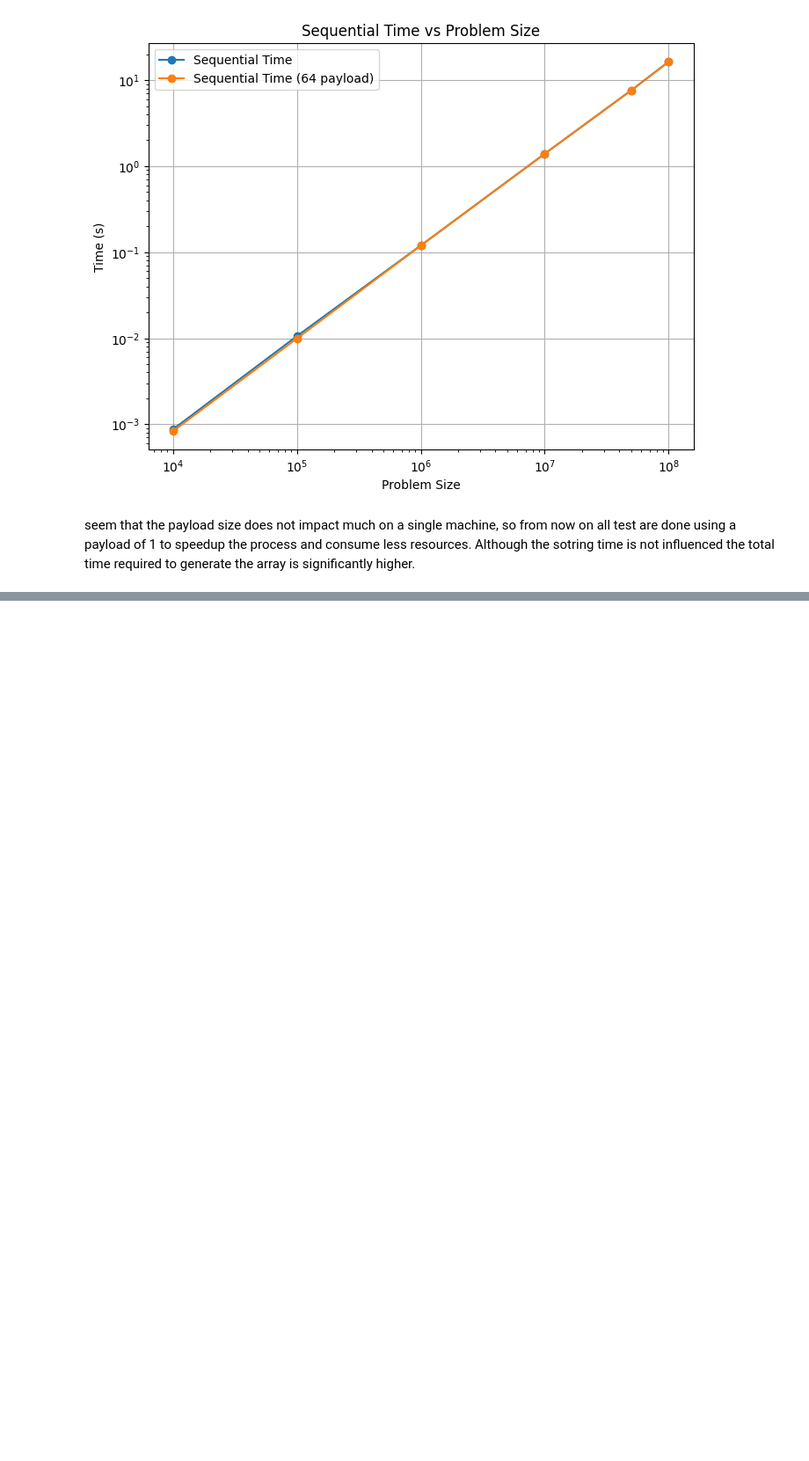
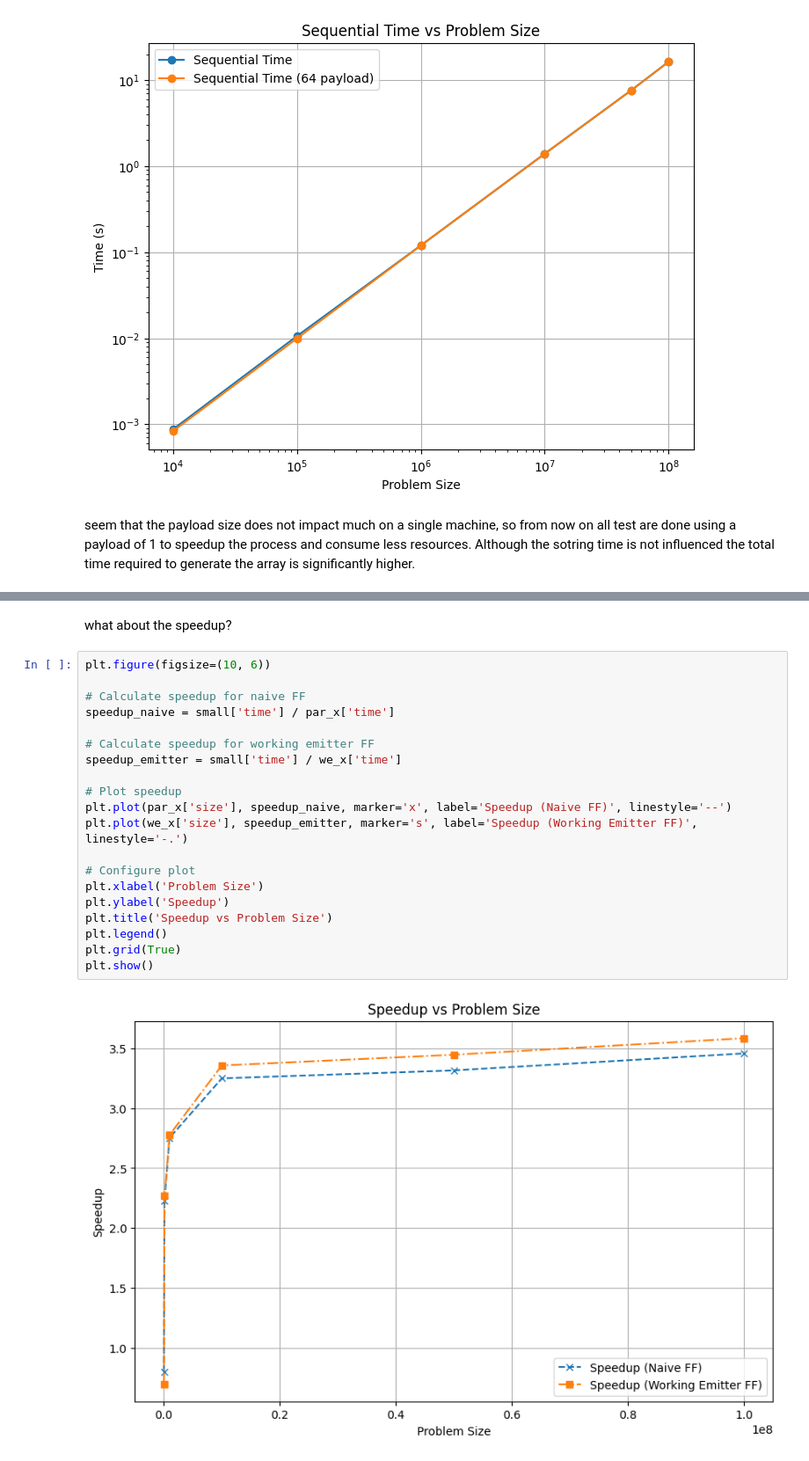
Before and after one commit to DavideB45/SPM, a Jupyter notebook: assignment4/analysis.ipynb, the cells around one changed output, grey strips where cells are left out. Shown at 88% size. Cells and saved outputs as stored; diff of their text form; blank space fills up the shorter version.

```diff
--- a/assignment4/analysis.ipynb
+++ b/assignment4/analysis.ipynb
@@ -84,0 +119,24 @@ plt.show()
+# %% [markdown]
+what about the speedup?
+# %%
+plt.figure(figsize=(10, 6))
+
+# Calculate speedup for naive FF
+speedup_naive = small['time'] / par_x['time']
+
+# Calculate speedup for working emitter FF
+speedup_emitter = small['time'] / we_x['time']
+
+# Plot speedup
+plt.plot(par_x['size'], speedup_naive, marker='x', label='Speedup (Naive FF)', linestyle='--')
+plt.plot(we_x['size'], speedup_emitter, marker='s', label='Speedup (Working Emitter FF)', linestyle='-.')
+
+# Configure plot
+plt.xlabel('Problem Size')
+plt.ylabel('Speedup')
+plt.title('Speedup vs Problem Size')
+plt.legend()
+plt.grid(True)
+plt.show()
+# %% [output]
+[figure, added]
```
Also changed, not shown: parts of 5 cells of this notebook, 2 other files.
